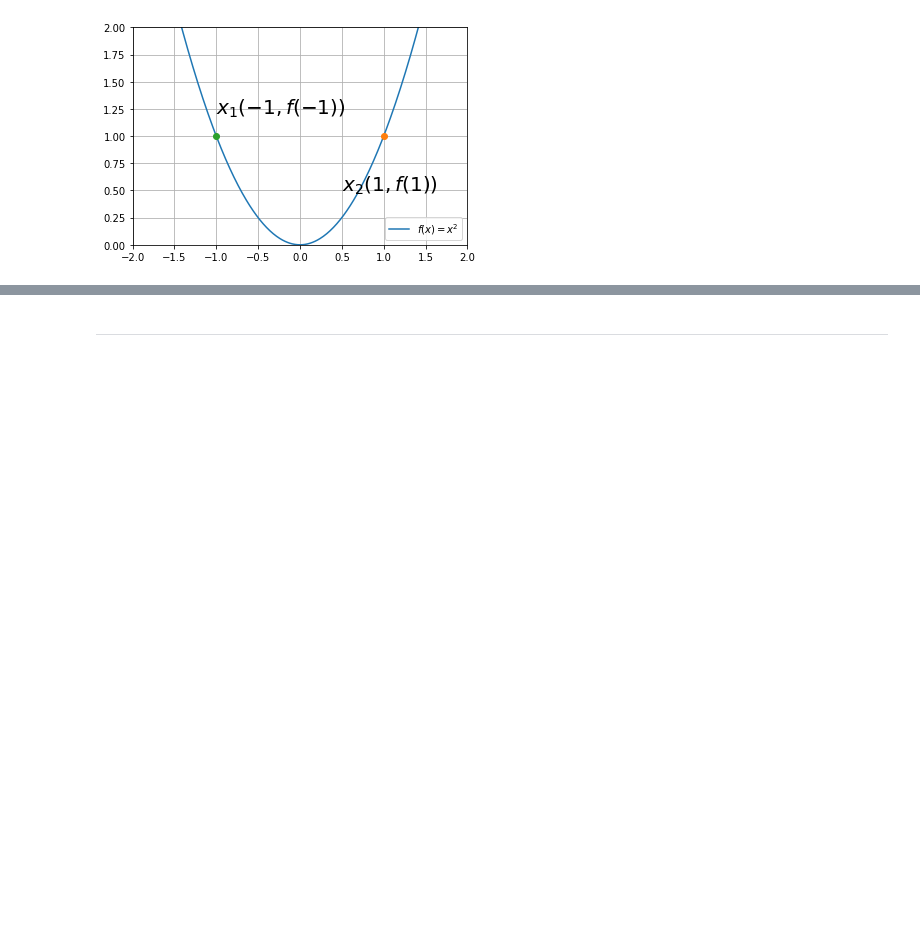
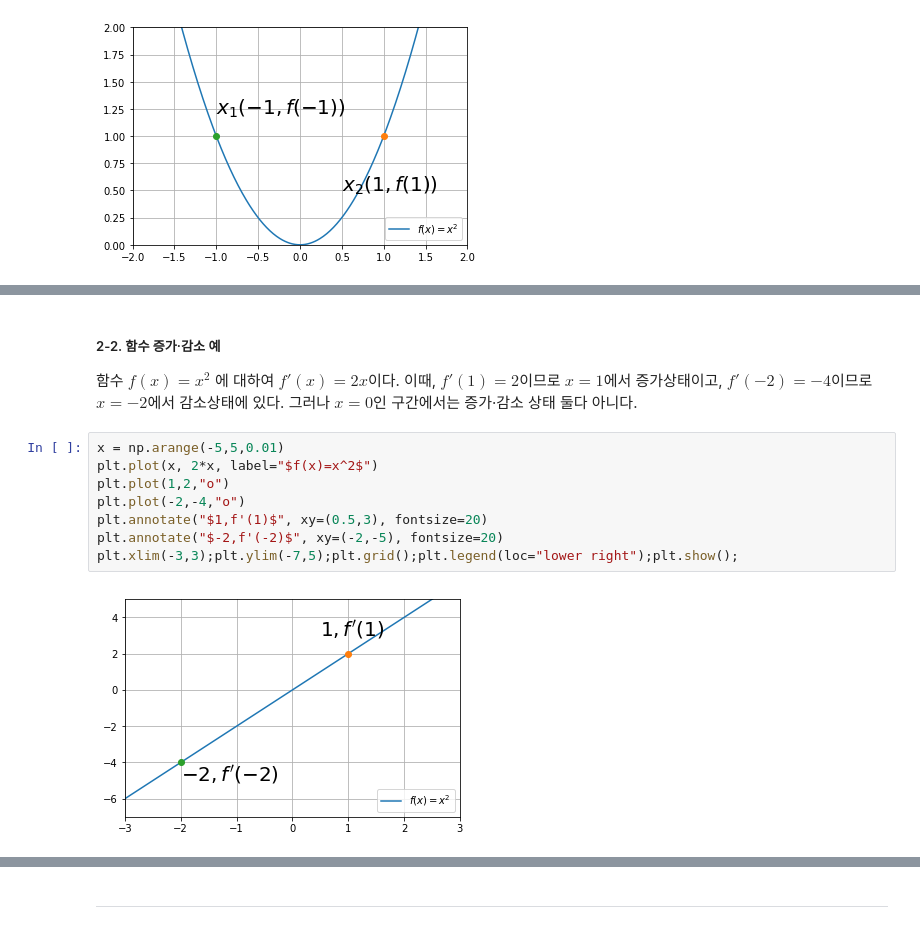
Before and after one commit to ecjang/pages, a Jupyter notebook: Math/[Statistic]_04_Use of Derivatives.ipynb, the cells around one changed output, grey strips where cells are left out. Drawn from its saved outputs; the diff is of its cells as text; blank space fills up the shorter version.

```diff
--- a/Math/[Statistic]_04_Use of Derivatives.ipynb
+++ b/Math/[Statistic]_04_Use of Derivatives.ipynb
@@ -140,0 +147,13 @@ plt.xlim(-2,2);plt.ylim(0,2);plt.grid();plt.legend(loc='lower right');plt.show()
+# %% [markdown]
+##### 2-2. 함수 증가·감소 예
+함수 $f(x)=x^2$ 에 대하여 $f'(x)=2x$이다. 이때, $f'(1)=2$이므로 $x=1$에서 증가상태이고, $f'(-2)=-4$이므로 $x=-2$에서 감소상태에 있다. 그러나 $x=0$인 구간에서는 증가·감소 상태 둘다 아니다.
+# %%
+x = np.arange(-5,5,0.01)
+plt.plot(x, 2*x, label="$f(x)=x^2$")
+plt.plot(1,2,"o")
+plt.plot(-2,-4,"o")
+plt.annotate("$1,f'(1)$", xy=(0.5,3), fontsize=20)
+plt.annotate("$-2,f'(-2)$", xy=(-2,-5), fontsize=20)
+plt.xlim(-3,3);plt.ylim(-7,5);plt.grid();plt.legend(loc="lower right");plt.show();
+# %% [output]
+[figure, added]
```
Also changed, not shown: parts of 7 cells of this notebook.
